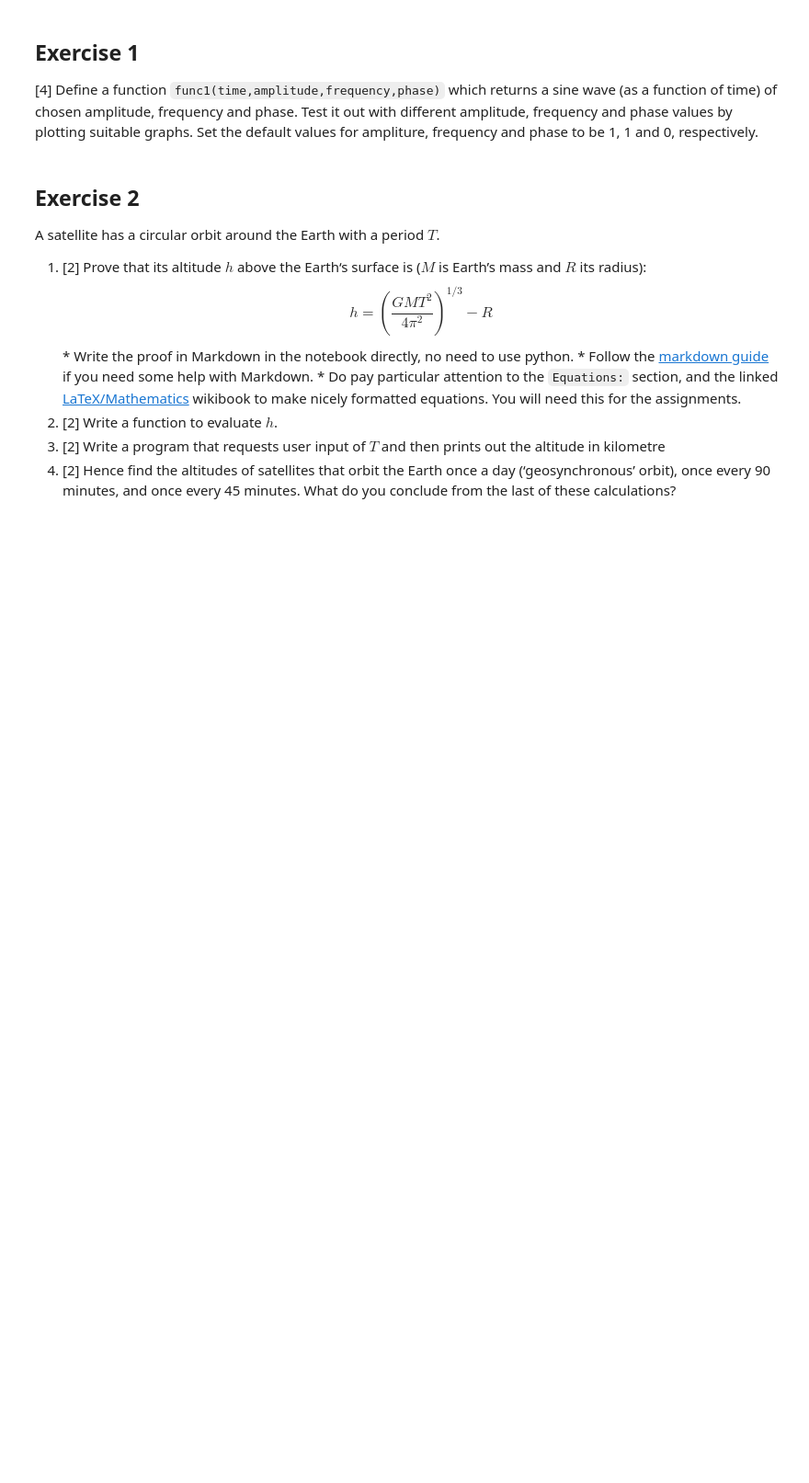
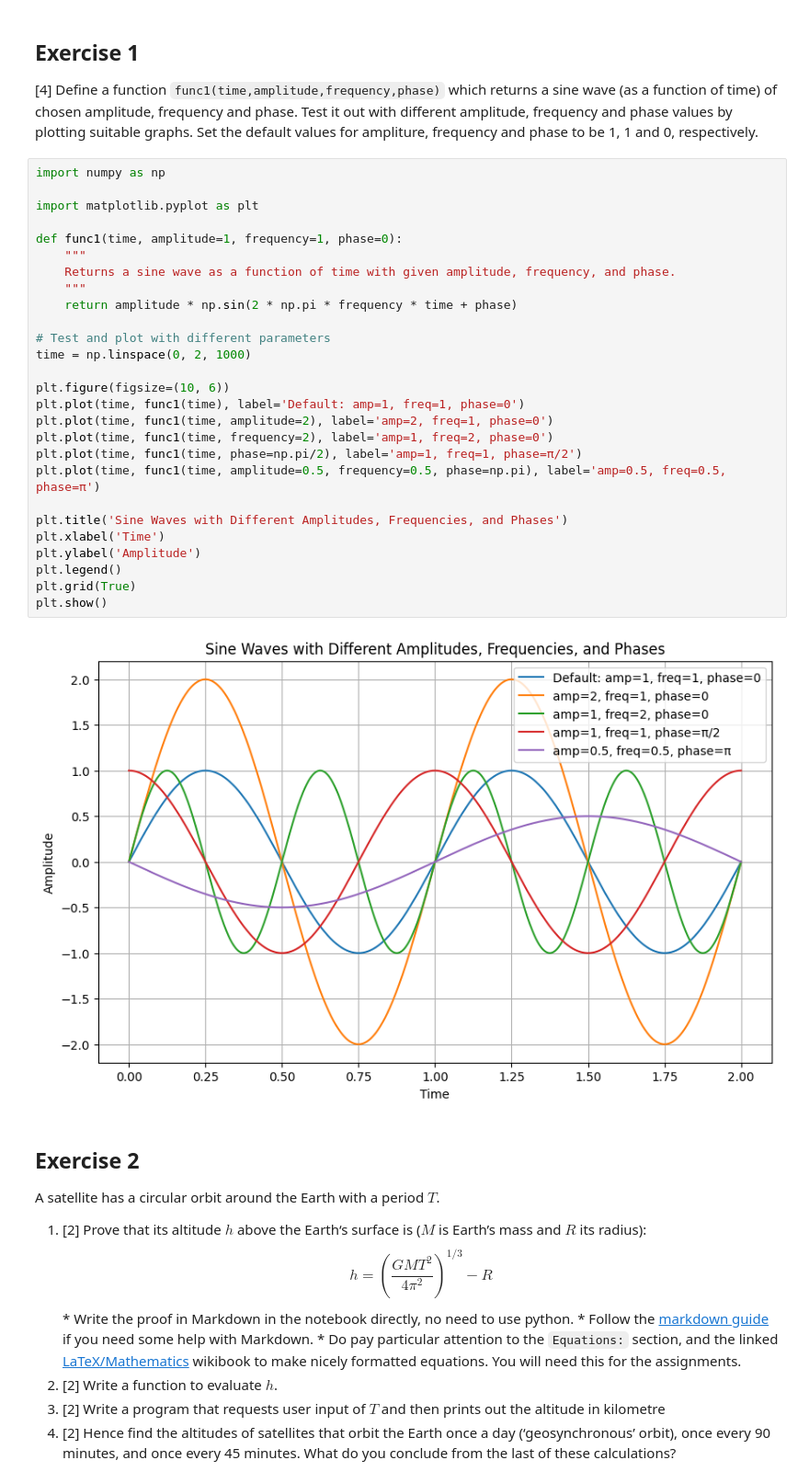
Before and after one commit to PX2145-2025/week-2-b-Ghai-Ineesh, a Jupyter notebook: Functions.ipynb, the cells around one changed output. Shown at 92% size. Drawn from its saved outputs; the diff is of its cells as text; blank space fills up the shorter version.

```diff
--- a/Functions.ipynb
+++ b/Functions.ipynb
@@ -282,6 +316,35 @@ Use the `anglesutils` module you just created to plot that function from $t=0\,\
 ## Exercise 1
 
 [4] Define a function `func1(time,amplitude,frequency,phase)` which returns a sine wave (as a function of time) of chosen amplitude, frequency and phase. Test it out with different amplitude, frequency and phase values by plotting suitable graphs. Set the default values for ampliture, frequency and phase to be 1, 1 and 0, respectively.
+# %%
+import numpy as np
+
+import matplotlib.pyplot as plt
+
+def func1(time, amplitude=1, frequency=1, phase=0):
+    """
+    Returns a sine wave as a function of time with given amplitude, frequency, and phase.
+    """
+    return amplitude * np.sin(2 * np.pi * frequency * time + phase)
+
+# Test and plot with different parameters
+time = np.linspace(0, 2, 1000)
+
+plt.figure(figsize=(10, 6))
+plt.plot(time, func1(time), label='Default: amp=1, freq=1, phase=0')
+plt.plot(time, func1(time, amplitude=2), label='amp=2, freq=1, phase=0')
+plt.plot(time, func1(time, frequency=2), label='amp=1, freq=2, phase=0')
+plt.plot(time, func1(time, phase=np.pi/2), label='amp=1, freq=1, phase=π/2')
+plt.plot(time, func1(time, amplitude=0.5, frequency=0.5, phase=np.pi), label='amp=0.5, freq=0.5, phase=π')
+
+plt.title('Sine Waves with Different Amplitudes, Frequencies, and Phases')
+plt.xlabel('Time')
+plt.ylabel('Amplitude')
+plt.legend()
+plt.grid(True)
+plt.show()
+# %% [output]
+[figure, added]
 # %% [markdown]
 ## Exercise 2
 
```
Also changed, not shown: parts of 7 cells of this notebook.
